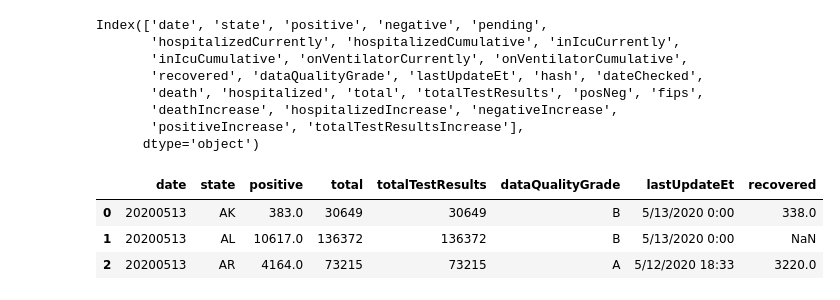
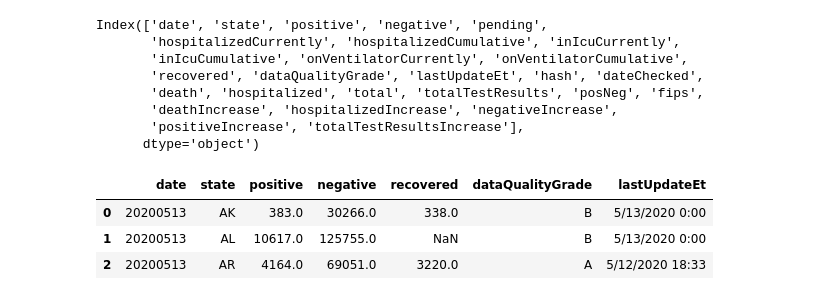
Before and after one commit to g1tKraken/Group_Projects, a Jupyter notebook: map_test.ipynb, the cells around one changed output. Cells and saved outputs as stored; diff of their text form; code cells hidden in the pictures.

```diff
--- a/map_test.ipynb
+++ b/map_test.ipynb
@@ -19,13 +21,13 @@ Index(['date', 'state', 'positive', 'negative', 'pending',
        'positiveIncrease', 'totalTestResultsIncrease'],
       dtype='object')
 # %%
-covid_data = covid_dataframe[['date', 'state', 'positive','total','totalTestResults','dataQualityGrade', 'lastUpdateEt','recovered']].loc[covid_dataframe['dataQualityGrade'] != 'F']
+covid_data = covid_dataframe[['date', 'state', 'positive', 'negative','recovered', 'dataQualityGrade', 'lastUpdateEt']].loc[covid_dataframe['dataQualityGrade'] != 'F']
 covid_data.head(3)
 # %% [output]
-|  | date | state | positive | total | totalTestResults | dataQualityGrade | lastUpdateEt | recovered |
-| 0 | 20200513 | AK | 383.0 | 30649 | 30649 | B | 5/13/2020 0:00 | 338.0 |
-| 1 | 20200513 | AL | 10617.0 | 136372 | 136372 | B | 5/13/2020 0:00 | NaN |
-| 2 | 20200513 | AR | 4164.0 | 73215 | 73215 | A | 5/12/2020 18:33 | 3220.0 |
+|  | date | state | positive | negative | recovered | dataQualityGrade | lastUpdateEt |
+| 0 | 20200513 | AK | 383.0 | 30266.0 | 338.0 | B | 5/13/2020 0:00 |
+| 1 | 20200513 | AL | 10617.0 | 125755.0 | NaN | B | 5/13/2020 0:00 |
+| 2 | 20200513 | AR | 4164.0 | 69051.0 | 3220.0 | A | 5/12/2020 18:33 |
 # %%
 state_geo_df = pd.read_csv('state_latlong.csv')
 covid_df = pd.merge(covid_data, state_geo_df, how='left', left_on="state", right_on='state')
```
Also changed, not shown: parts of 14 cells of this notebook, 1 other file.
